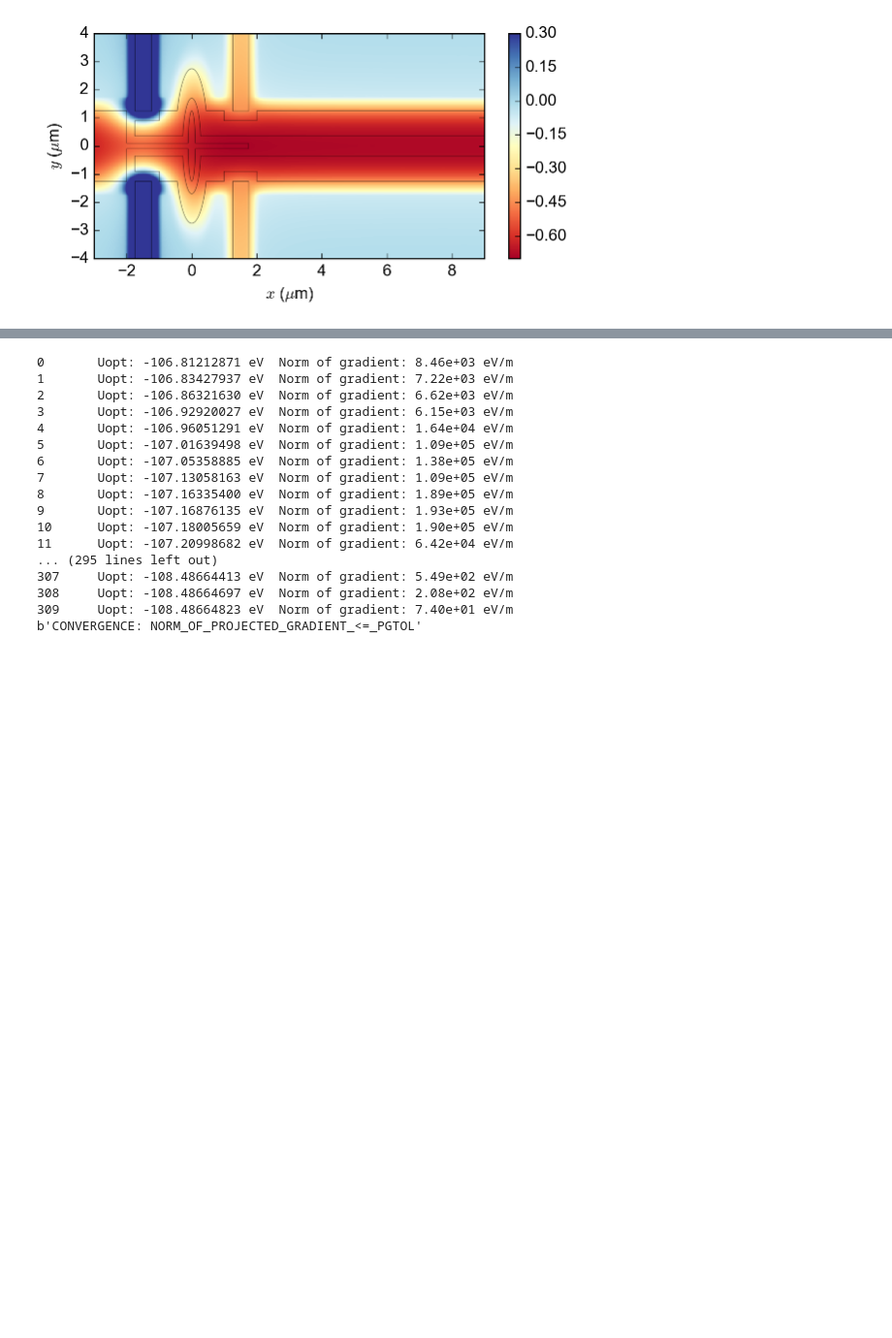
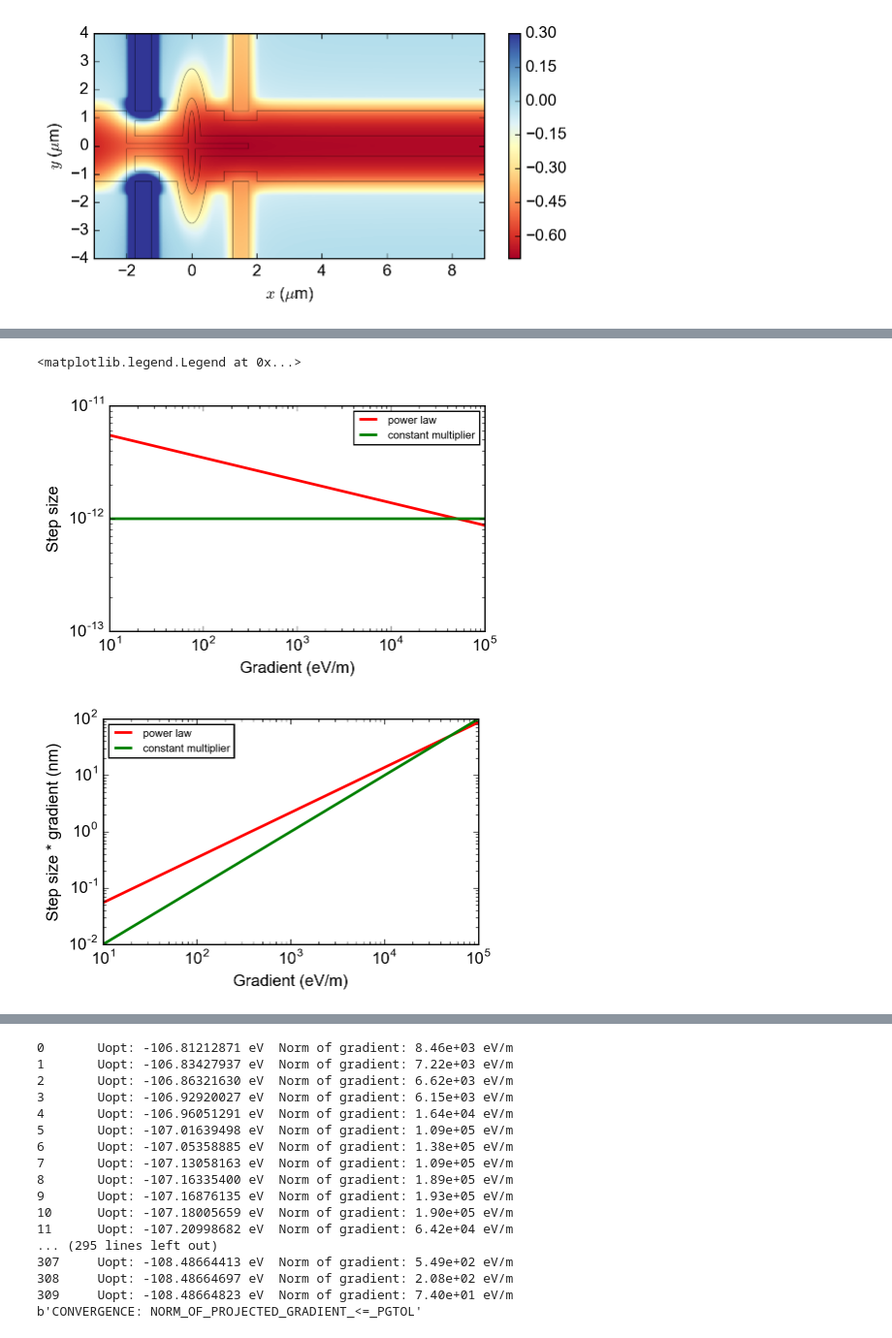
Before and after one commit to gkoolstra/ipython-notebooks, a Jupyter notebook: 20170304 - March meeting plot.ipynb, the cells around one changed output, grey strips where cells are left out. Shown at 97% size. Saved outputs shown, nothing was run; the diff lists cells and outputs as text; code cells hidden in the pictures; blank space fills up the shorter version.

```diff
--- a/20170304 - March meeting plot.ipynb
+++ b/20170304 - March meeting plot.ipynb
@@ -81,0 +89,27 @@ X_eval, Y_eval = np.meshgrid(x_eval[0,:], y_eval[:,0])
+# %%
+metric = np.logspace(1, 5, 1E3)
+steps = get_step_size(metric)
+
+plt.figure(figsize=(5.,3.))
+common.configure_axes(12)
+plt.plot(metric, steps, '-r', lw=2, label="power law")
+plt.plot(metric, np.ones(len(metric)) * 1E-12, '-g', lw=2, label="constant multiplier")
+plt.xscale('log')
+plt.yscale('log')
+plt.xlabel("Gradient (eV/m)")
+plt.ylabel("Step size")
+plt.legend(loc=0, prop={'size' : 8})
+
+plt.figure(figsize=(5.,3.))
+common.configure_axes(12)
+plt.plot(metric, steps * metric * 1E9, '-r', lw=2, label="power law")
+plt.plot(metric, 1E-12 * metric * 1E9, '-g', lw=2, label="constant multiplier")
+plt.xscale('log')
+plt.yscale('log')
+plt.xlabel("Gradient (eV/m)")
+plt.ylabel("Step size * gradient (nm)")
+plt.legend(loc=0, prop={'size' : 8})
+# %% [output]
+<matplotlib.legend.Legend at 0x...>
+[figure, added]
+[figure, added]
```
Also changed, not shown: parts of 12 cells of this notebook.
